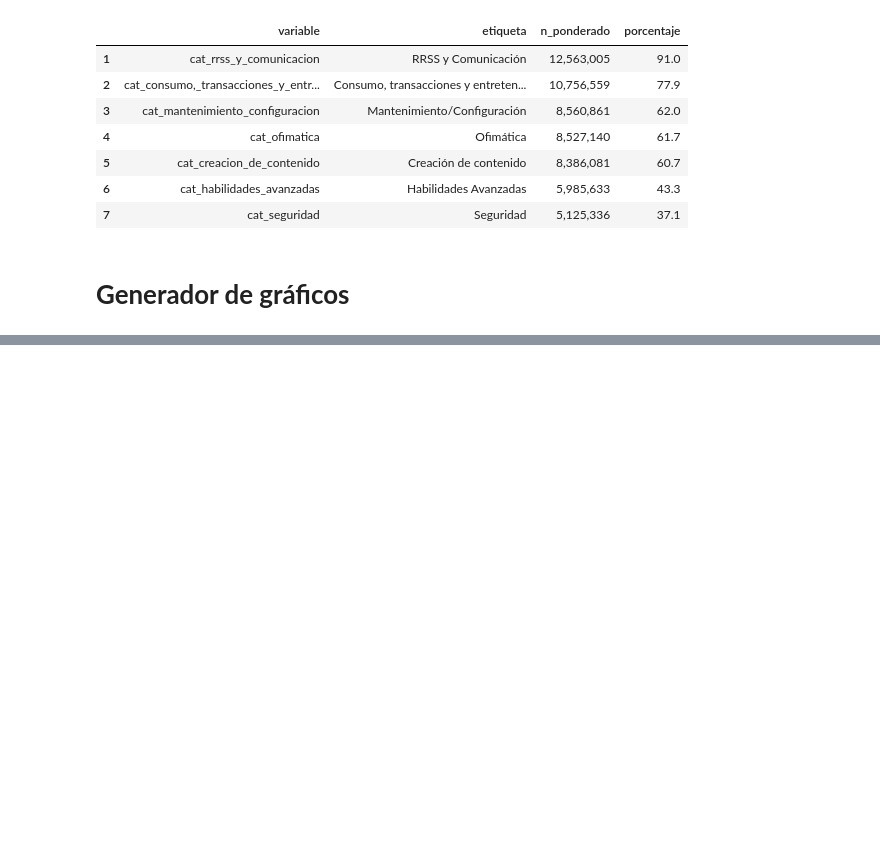
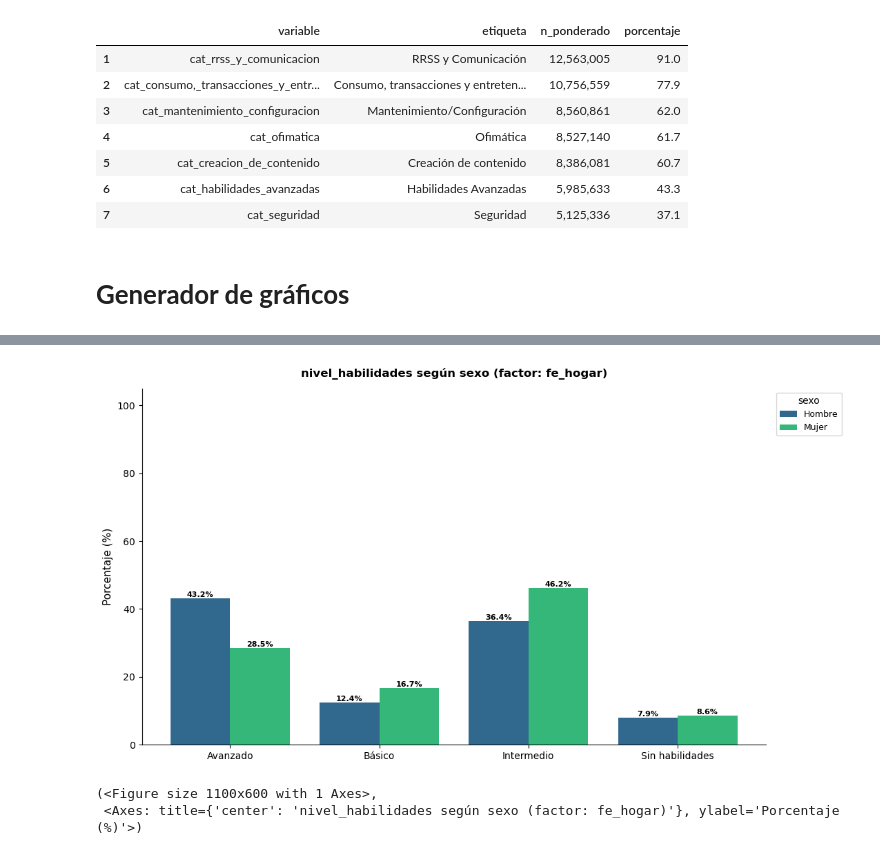
Before and after one commit to tomasleale/eaui_subtel, a Jupyter notebook: eaui2026_v3.ipynb, the cells around one changed output, grey strips where cells are left out. Cells and saved outputs as stored; diff of their text form; code cells hidden in the pictures; blank space fills up the shorter version.

```diff
--- a/eaui2026_v3.ipynb
+++ b/eaui2026_v3.ipynb
@@ -903,0 +904,6 @@ Frecuencia: 'tipo_acceso_mas_usado' — base ponderada: 13,810,761 (fe_personas)
+# %%
+generar_grafico('nivel_habilidades', cruce='sexo',factor='fe_hogar', palette='viridis')
+# %% [output]
+[figure, added]
+(<Figure size 1100x600 with 1 Axes>,
+ <Axes: title={'center': 'nivel_habilidades según sexo (factor: fe_hogar)'}, ylabel='Porcentaje (%)'>)
```
Also changed, not shown: parts of 1 cell of this notebook, 4 other files.
